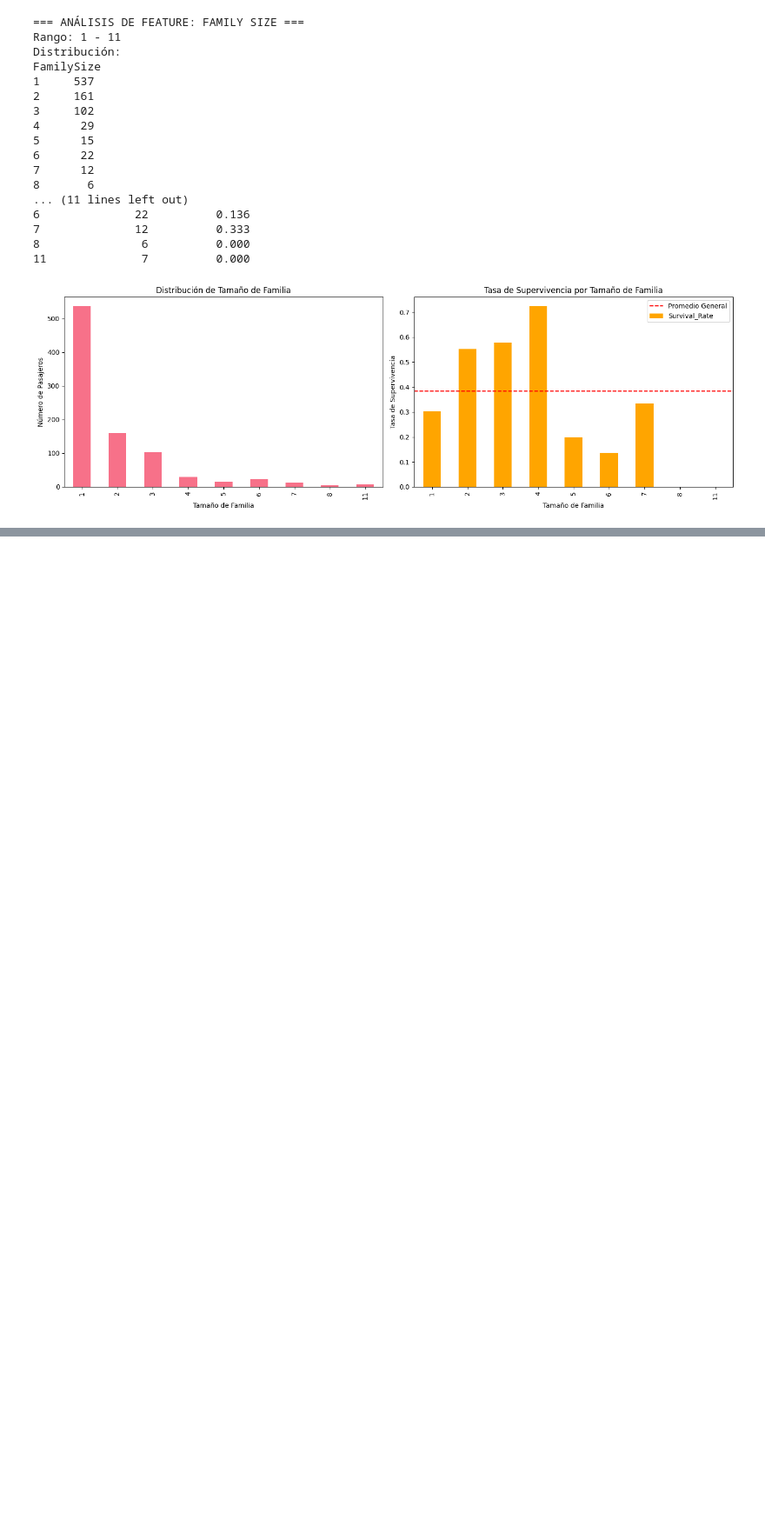
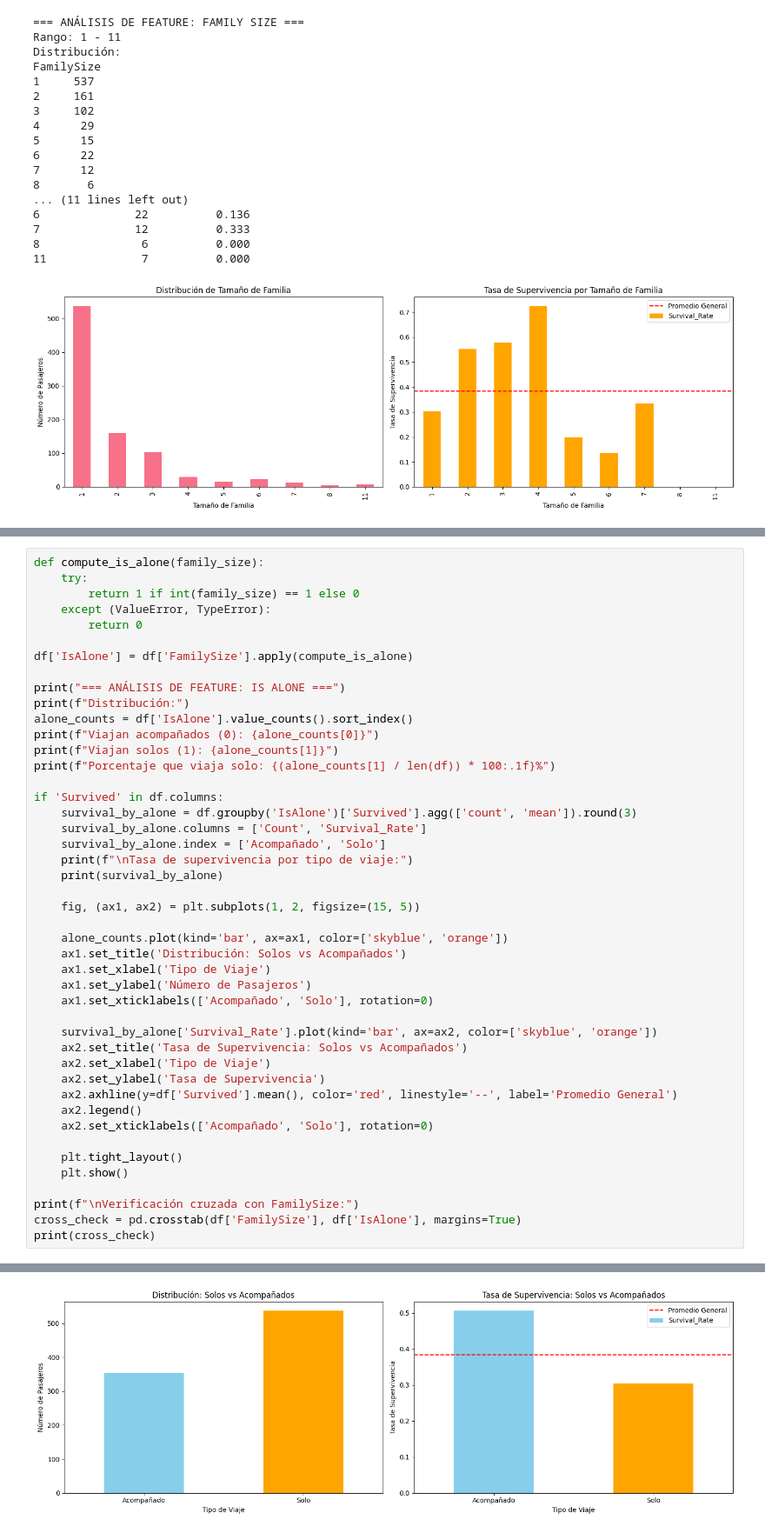
Before and after one commit to santiagosauma/ConcentracionAI, a Jupyter notebook: Entrega2/notebooks/02_feature_engineering.ipynb, the cells around one changed output, grey strips where cells are left out. Shown at 87% size. Drawn from its saved outputs; the diff is of its cells as text; blank space fills up the shorter version.

```diff
--- a/Entrega2/notebooks/02_feature_engineering.ipynb
+++ b/Entrega2/notebooks/02_feature_engineering.ipynb
@@ -181,0 +185,46 @@ FamilySize
+# %%
+def compute_is_alone(family_size):
+    try:
+        return 1 if int(family_size) == 1 else 0
+    except (ValueError, TypeError):
+        return 0
+
+df['IsAlone'] = df['FamilySize'].apply(compute_is_alone)
+
+print("=== ANÁLISIS DE FEATURE: IS ALONE ===")
+print(f"Distribución:")
+alone_counts = df['IsAlone'].value_counts().sort_index()
+print(f"Viajan acompañados (0): {alone_counts[0]}")
+print(f"Viajan solos (1): {alone_counts[1]}")
+print(f"Porcentaje que viaja solo: {(alone_counts[1] / len(df)) * 100:.1f}%")
+
+if 'Survived' in df.columns:
+    survival_by_alone = df.groupby('IsAlone')['Survived'].agg(['count', 'mean']).round(3)
+    survival_by_alone.columns = ['Count', 'Survival_Rate']
+    survival_by_alone.index = ['Acompañado', 'Solo']
+    print(f"\nTasa de supervivencia por tipo de viaje:")
+    print(survival_by_alone)
+
+    fig, (ax1, ax2) = plt.subplots(1, 2, figsize=(15, 5))
+
+    alone_counts.plot(kind='bar', ax=ax1, color=['skyblue', 'orange'])
+    ax1.set_title('Distribución: Solos vs Acompañados')
+    ax1.set_xlabel('Tipo de Viaje')
+    ax1.set_ylabel('Número de Pasajeros')
+    ax1.set_xticklabels(['Acompañado', 'Solo'], rotation=0)
+
+    survival_by_alone['Survival_Rate'].plot(kind='bar', ax=ax2, color=['skyblue', 'orange'])
+    ax2.set_title('Tasa de Supervivencia: Solos vs Acompañados')
+    ax2.set_xlabel('Tipo de Viaje')
+    ax2.set_ylabel('Tasa de Supervivencia')
+    ax2.axhline(y=df['Survived'].mean(), color='red', linestyle='--', label='Promedio General')
+    ax2.legend()
+    ax2.set_xticklabels(['Acompañado', 'Solo'], rotation=0)
+
+    plt.tight_layout()
+    plt.show()
+
+print(f"\nVerificación cruzada con FamilySize:")
+cross_check = pd.crosstab(df['FamilySize'], df['IsAlone'], margins=True)
+print(cross_check)
+# %% [output]
@@ -181,0 +241 @@ FamilySize
+[figure, added]
```
Also changed, not shown: parts of 2 cells of this notebook.
